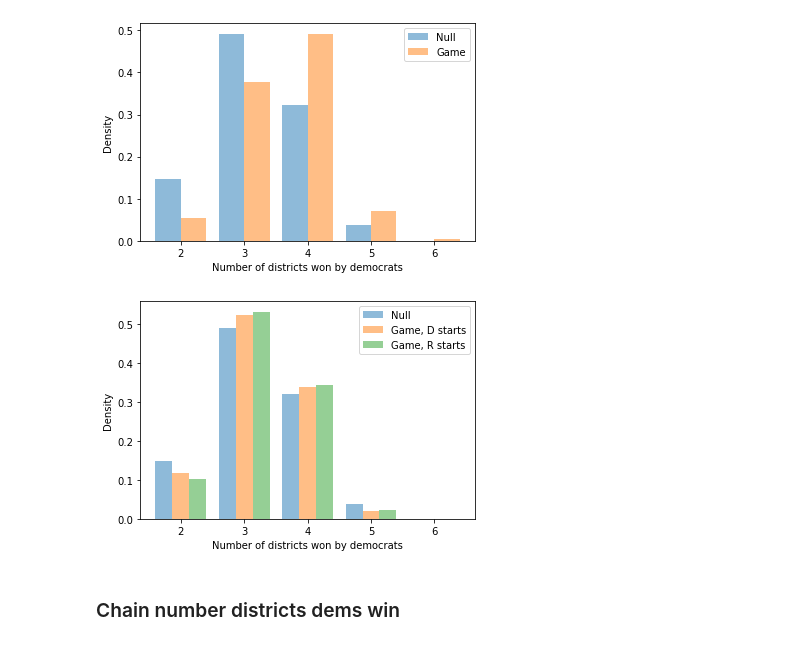
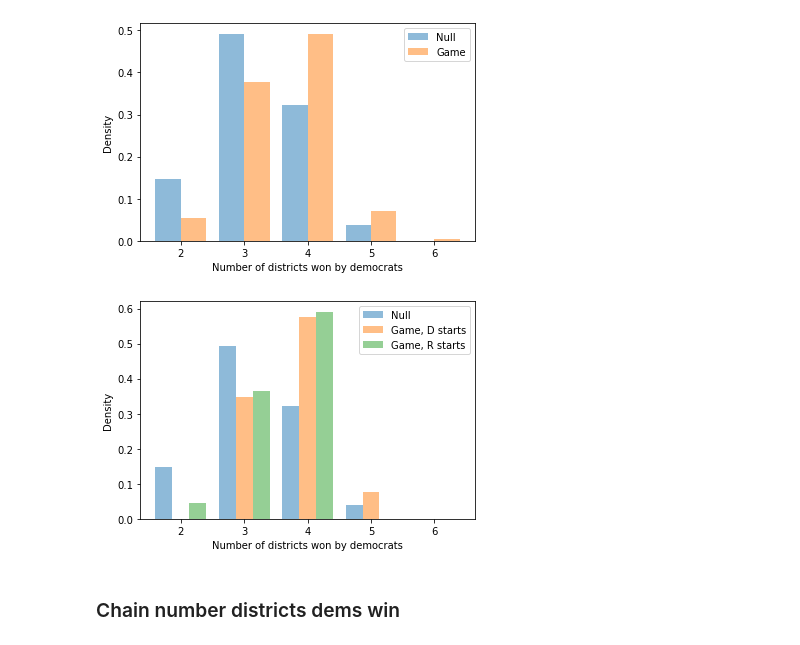
Before and after one commit to alexander-ray/we-cut-you-choose-redistricting, a Jupyter notebook: analysis.ipynb, the cells around one changed output. Saved outputs shown, nothing was run; the diff lists cells and outputs as text; code cells hidden in the pictures.

```diff
--- a/analysis.ipynb
+++ b/analysis.ipynb
@@ -591,23 +560,23 @@ plt.savefig("./figures/null_game_districts_won_comparison.png")
 # %% [output]
 [figure]
 # %%
-df1 = pd.read_csv("./wi_null_data/wi_chain_stats_2022-04-29T16-28-50_10000.csv", header=0)
+df1 = pd.read_csv("../wi_null_data/wi_chain_stats_2022-04-29T16-28-50_10000.csv", header=0)
 #df.count_won.plot(kind='density', label="Null")
 
-df2 = pd.read_csv("./wi_game_data_buggy/wi_game_combined_4_30.csv", header=0)
+df2 = pd.read_csv("../wi_game_data_more_options/wi_game_stats_2022-05-02T02-36-00_48.csv", header=0)
 #df2 = pd.read_csv("./wi_game_data_single_player/wi_game_stats_2022-05-02T09-28-24_192.csv", header=0, converters={1:ast.literal_eval})
 #df.loc[df.starting_player == "Democrat"].count_won.plot(kind='density', label="Game, democrat starts", ax=plt.gca())
 #df.loc[df.starting_player == "Republican"].count_won.plot(kind='density', label="Game, republican starts", ax=plt.gca())
 
 plt.hist([df1.count_won, df2.loc[df2.starting_player == "Democrat"].count_won, df2.loc[df2.starting_player == "Republican"].count_won], density=True, alpha=0.5, label=['Null', 'Game, D starts', 'Game, R starts'], bins=[1.5, 2.5, 3.5, 4.5, 5.5, 6.5])
 
 
 plt.ylabel("Density")
 plt.xlabel("Number of districts won by democrats")
 plt.legend()
-plt.savefig("./figures/null_game_districts_won_comparison_by_starting_player_maximizing.png")
+plt.savefig("./figures/null_game_districts_won_comparison_by_starting_player_multi_choice.png")
 # %% [output]
-[figure, old version]
+[figure, new version]
 # %% [markdown]
 ### Chain number districts dems win
 # %%
```
Also changed, not shown: parts of 9 cells of this notebook, 1 other file.
